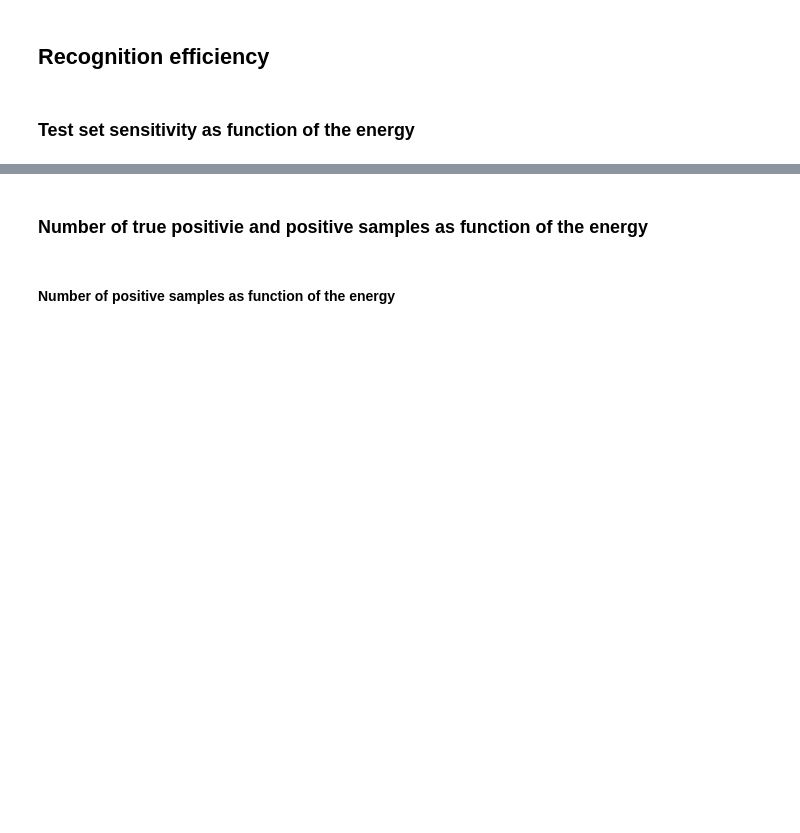
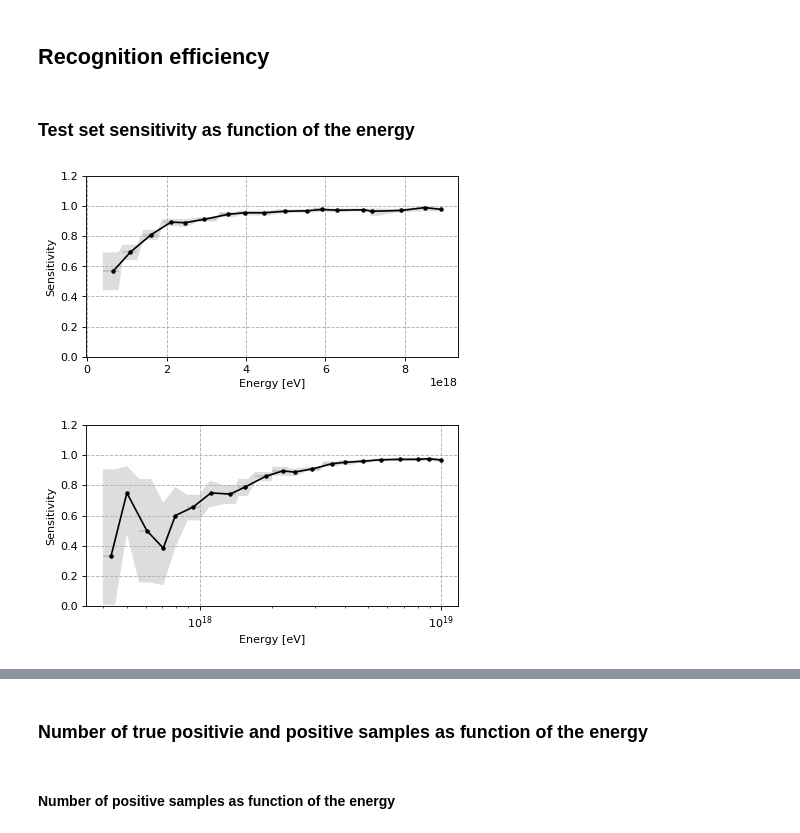
Before and after one commit to vrabelmichal/euso-patt-reco-notebooks, a Jupyter notebook: notebooks/ver4_machine_learning_convnet_szakcs_w_labeled_flight_20190628_2__v2.ipynb, the cells around one changed output, grey strips where cells are left out. Drawn from its saved outputs; the diff is of its cells as text; code cells hidden in the pictures; blank space fills up the shorter version.

```diff
--- a/notebooks/ver4_machine_learning_convnet_szakcs_w_labeled_flight_20190628_2__v2.ipynb
+++ b/notebooks/ver4_machine_learning_convnet_szakcs_w_labeled_flight_20190628_2__v2.ipynb
@@ -2296,27 +2324,30 @@ Exception: File for item type yx does not exist
 # %% [markdown]
 ### Test set sensitivity as function of the energy
 # %%
-# extra_trees_cls_on_train_rfecv__test__numbers_by_energy = \
-#     score_by_column(
-#         rfecv_selector_on_extra_trees_cls,
-#         learning_data__var_th_X_test[learning_data__simu_shower_track_mask_arr_test],
-#         learning_data__y_test[learning_data__simu_shower_track_mask_arr_test],
-#         calc_cls_numbers, #sklearn.metrics.accuracy_score,
-#         learning_data__event_id_test[learning_data__simu_shower_track_mask_arr_test],
-#         combined_simu_df, 'etruth_trueenergy')
+cnn__test__numbers_by_energy = \
+    score_by_column(
+        np.round(model_checker_predictions_on_test_df['shower_prob'])[learning_data__simu_shower_track_mask_arr_test].values,
+        None,
+        learning_data_dict['test']['target_class'].values[learning_data__simu_shower_track_mask_arr_test],
+        calc_cls_numbers, #sklearn.metrics.accuracy_score,
+        learning_data_dict['test']['event_id'].values[learning_data__simu_shower_track_mask_arr_test],
+        combined_simu_df, 'etruth_trueenergy')
 # %%
-# plt.close('all')
-# for xscale in ('linear', 'log'):
-#     fig, ax, errbr = \
-#         plot_efficiency_stat(
-#             extra_trees_cls_on_train_rfecv__test__numbers_by_energy,
-#             plotted_stat='sensitivity', plotted_yerr_stat='positive_sm_confint_beta_95', num_steps = 20,
-#             xscale=xscale, xtranslate_func=lambda l: [v*1e6 for v in l],
-#             xlabel = 'Energy [eV]', ylabel = 'Sensitivity',
-#             calc_cls_stats_from_numbers_func=calc_cls_stats_from_numbers_with_sm_proportion_confint,
-#             figsize=(6,3), ylim=(0,1.2), show=False)
-#     ax.grid(linestyle='--')
-#     fig.savefig(os.path.join(data_snippets_dir, 'figures',
-#                              'test_set_sensitivity_function_of_energy_{}_ev.svg'.format(xscale)), dpi=150)
-#     plt.show()
+plt.close('all')
+for xscale in ('linear', 'log'):
+    fig, ax, errbr = \
+        plot_efficiency_stat(
+            cnn__test__numbers_by_energy,
+            plotted_stat='sensitivity', plotted_yerr_stat='positive_sm_confint_beta_95', num_steps = 20,
+            xscale=xscale, xtranslate_func=lambda l: [v*1e6 for v in l],
+            xlabel = 'Energy [eV]', ylabel = 'Sensitivity',
+            calc_cls_stats_from_numbers_func=calc_cls_stats_from_numbers_with_sm_proportion_confint,
+            figsize=(6,3), ylim=(0,1.2), show=False)
+    ax.grid(linestyle='--')
+    fig.savefig(os.path.join(data_snippets_dir, 'figures',
+                             'test_set_sensitivity_function_of_energy_{}_ev.svg'.format(xscale)), dpi=150)
+    plt.show()
+# %% [output]
+[figure, added]
+[figure, added]
 # %%
```
Also changed, not shown: parts of 75 cells of this notebook, 1 other file.
